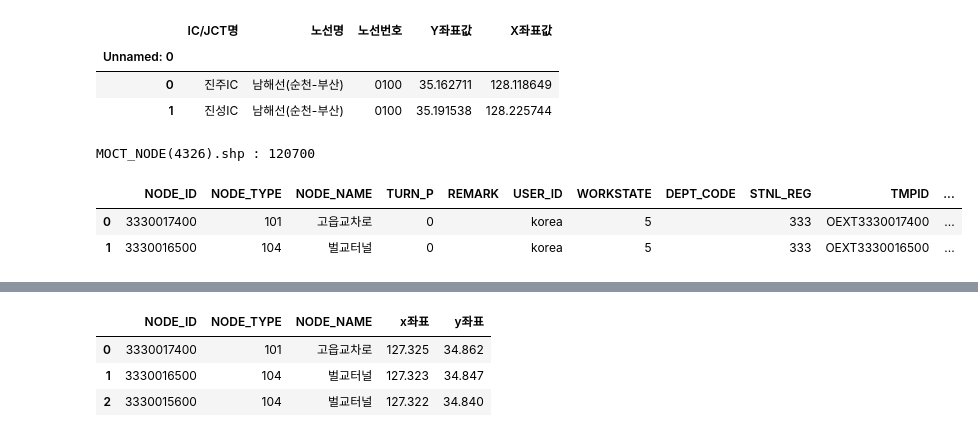
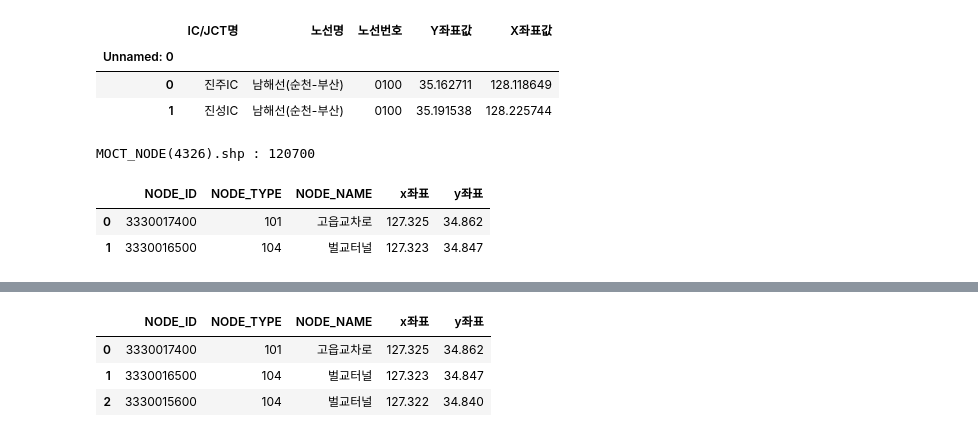
Before and after one commit to ghghtygh/akc_rproject, a Jupyter notebook: Untitled1.ipynb, the cells around one changed output, grey strips where cells are left out. Drawn from its saved outputs; the diff is of its cells as text; code cells hidden in the pictures.

```diff
--- a/Untitled1.ipynb
+++ b/Untitled1.ipynb
@@ -223,10 +410,11 @@ kb_ic = df_ic[df_ic['노선번호']=='0010']
 # %%
 # 노드 데이터
 
 node = Read_shf("../datas/node/MOCT_NODE(4326).shp")
+node = node[['NODE_ID','NODE_TYPE','NODE_NAME','x좌표','y좌표']]
 node.head(2)
 # %% [output]
 MOCT_NODE(4326).shp : 120700
-|  | NODE_ID | NODE_TYPE | NODE_NAME | TURN_P | REMARK | USER_ID | WORKSTATE | DEPT_CODE | STNL_REG | TMPID | ... |
-| 0 | 3330017400 | 101 | 고읍교차로 | 0 |  | korea | 5 |  | 333 | OEXT3330017400 | ... |
-| 1 | 3330016500 | 104 | 벌교터널 | 0 |  | korea | 5 |  | 333 | OEXT3330016500 | ... |
+|  | NODE_ID | NODE_TYPE | NODE_NAME | x좌표 | y좌표 |
+| 0 | 3330017400 | 101 | 고읍교차로 | 127.325 | 34.862 |
+| 1 | 3330016500 | 104 | 벌교터널 | 127.323 | 34.847 |
```
Also changed, not shown: parts of 31 cells of this notebook, 7 other files.
